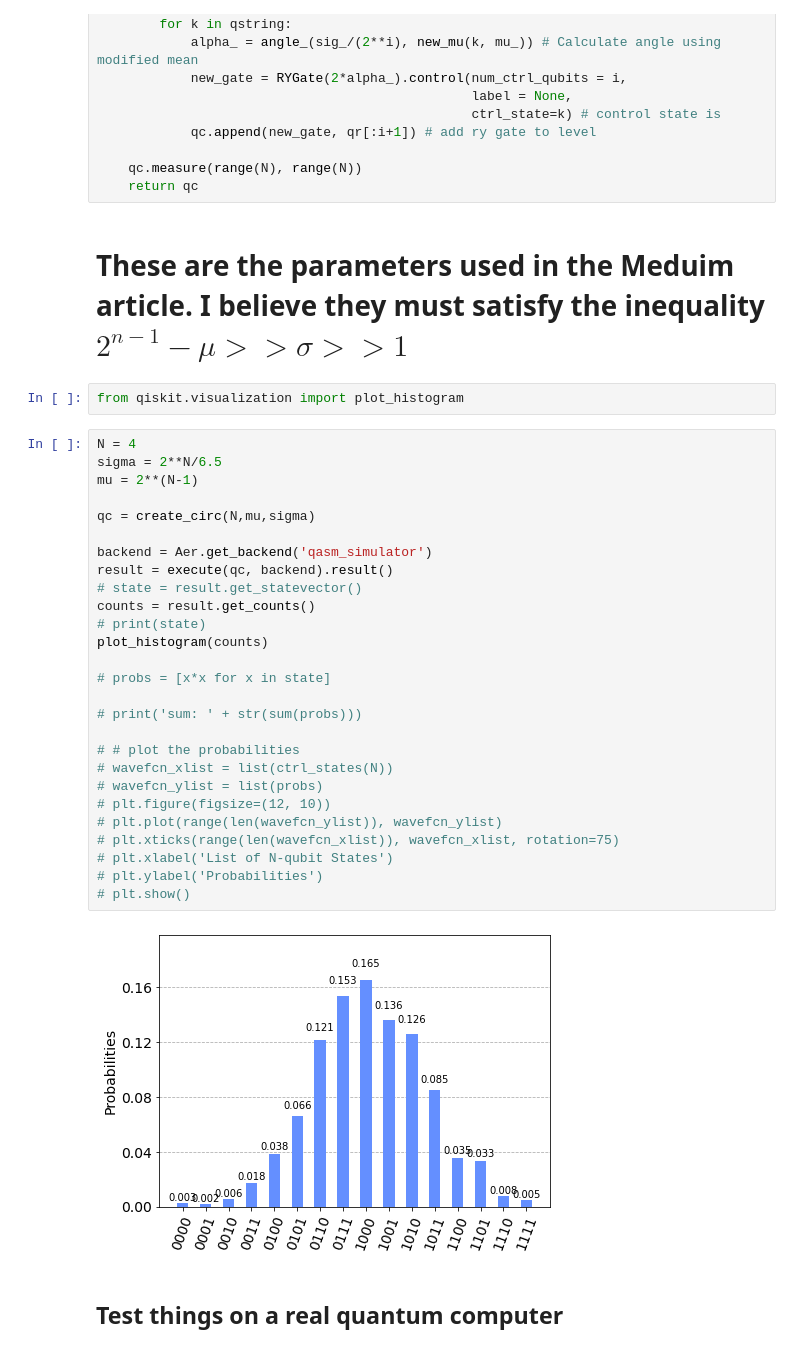
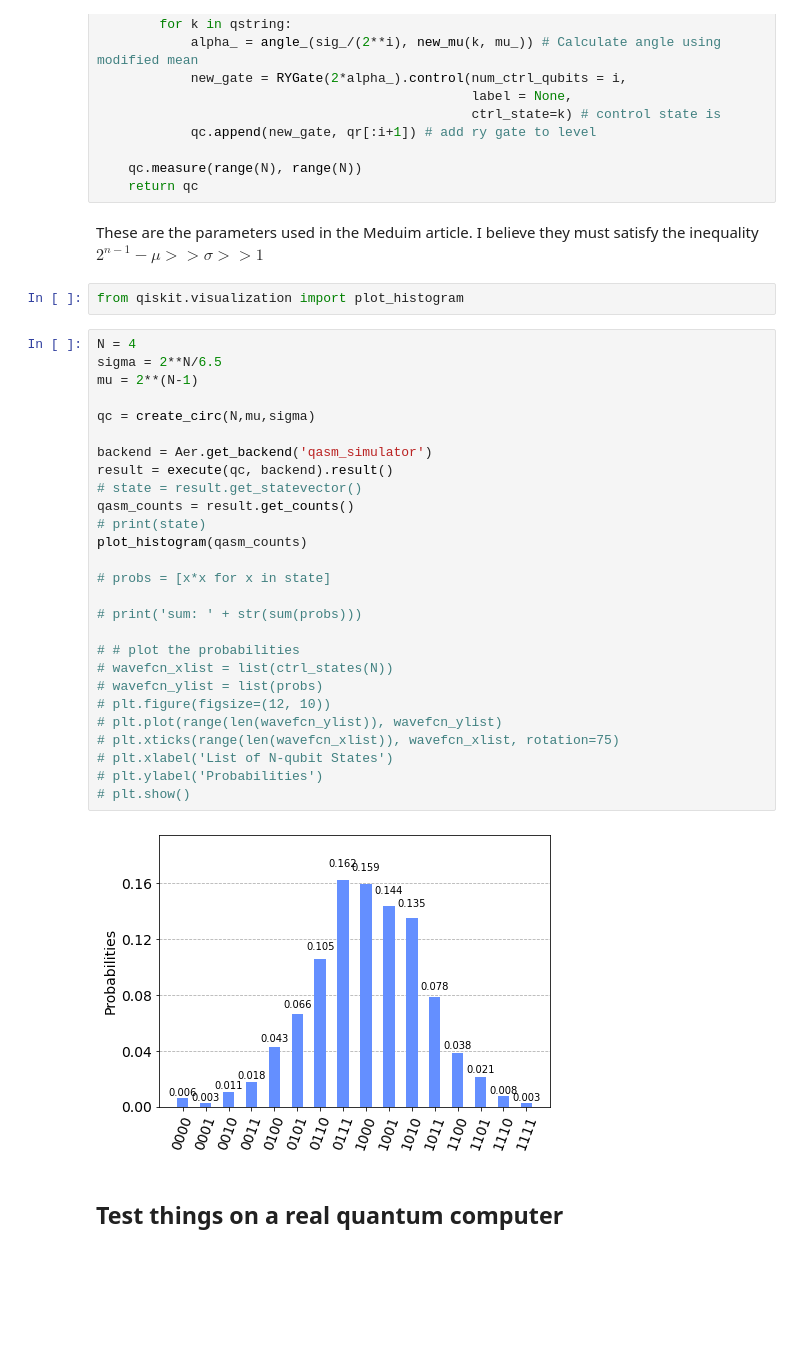
Before and after one commit to ShabaniLab/qiskit-summerjam-team1, a Jupyter notebook: Qproject.ipynb, the cells around one changed output. Cells and saved outputs as stored; diff of their text form; blank space fills up the shorter version.

```diff
--- a/Qproject.ipynb
+++ b/Qproject.ipynb
@@ -120,38 +104,38 @@ def create_circ(N, mu_, sig_,):
     qc.measure(range(N), range(N))
     return qc
 # %% [markdown]
-# These are the parameters used in the Meduim article. I believe they must  satisfy the inequality  $2^{n-1} - \mu >> \sigma >> 1$
+These are the parameters used in the Meduim article. I believe they must  satisfy the inequality  $2^{n-1} - \mu >> \sigma >> 1$
 # %%
 from qiskit.visualization import plot_histogram
 # %%
 N = 4
 sigma = 2**N/6.5
 mu = 2**(N-1)
 
 qc = create_circ(N,mu,sigma)
 
 backend = Aer.get_backend('qasm_simulator')
 result = execute(qc, backend).result()
 # state = result.get_statevector()
-counts = result.get_counts()
+qasm_counts = result.get_counts()
 # print(state)
-plot_histogram(counts)
+plot_histogram(qasm_counts)
 
 # probs = [x*x for x in state]
 
 # print('sum: ' + str(sum(probs)))
 
 # # plot the probabilities
 # wavefcn_xlist = list(ctrl_states(N))
 # wavefcn_ylist = list(probs)
 # plt.figure(figsize=(12, 10))
 # plt.plot(range(len(wavefcn_ylist)), wavefcn_ylist)
 # plt.xticks(range(len(wavefcn_xlist)), wavefcn_xlist, rotation=75)
 # plt.xlabel('List of N-qubit States')
 # plt.ylabel('Probabilities')
 # plt.show()
 # %% [output]
-[figure, old version]
+[figure, new version]
 # %% [markdown]
 ## Test things on a real quantum computer
 # %%
```
Also changed, not shown: parts of 34 cells of this notebook.
